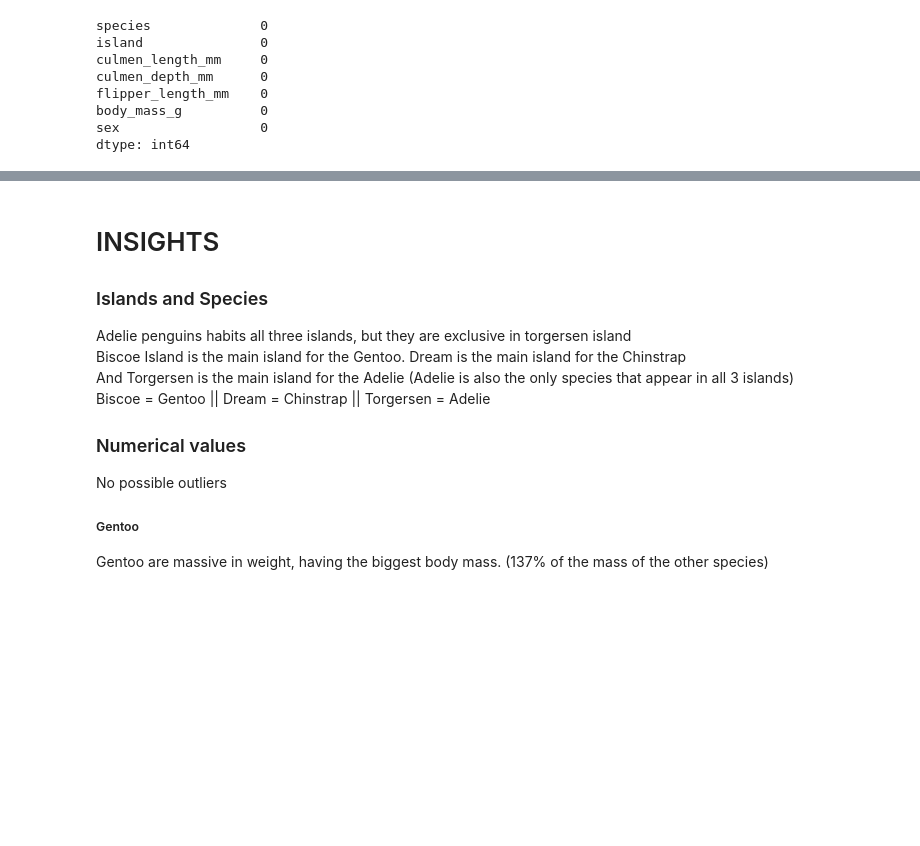
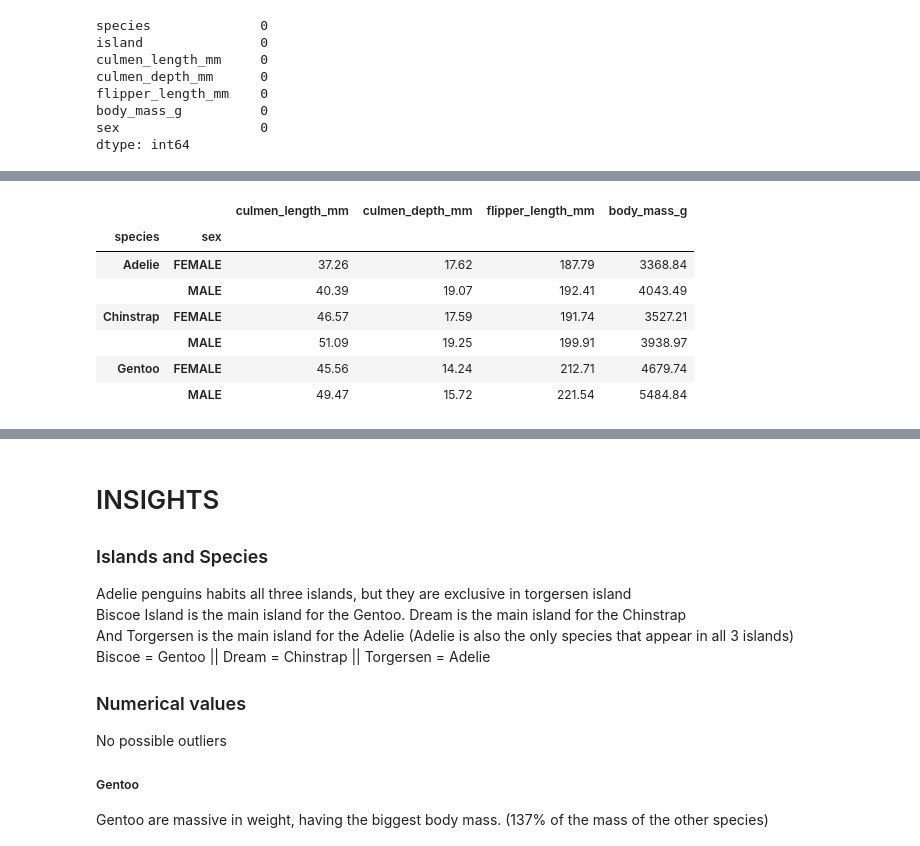
Before and after one commit to Leow14/Penguin-DF, a Jupyter notebook: notebook.ipynb, the cells around one changed output, grey strips where cells are left out. Saved outputs shown, nothing was run; the diff lists cells and outputs as text; code cells hidden in the pictures; blank space fills up the shorter version.

```diff
--- a/notebook.ipynb
+++ b/notebook.ipynb
@@ -216,0 +327,16 @@ Name: count, dtype: int64
+# %%
+# Checking numerical measurements by sex
+
+df.groupby(["species", "sex"])[numerical_col].mean().round(2)
+
+# We can see that males, in all three species have more body mass, have
+# larger culmen length and depth and a larger flipper.
+# %% [output]
+|  |  | culmen_length_mm | culmen_depth_mm | flipper_length_mm | body_mass_g |
+| species | sex |  |  |  |  |
+| Adelie | FEMALE | 37.26 | 17.62 | 187.79 | 3368.84 |
+|  | MALE | 40.39 | 19.07 | 192.41 | 4043.49 |
+| Chinstrap | FEMALE | 46.57 | 17.59 | 191.74 | 3527.21 |
+|  | MALE | 51.09 | 19.25 | 199.91 | 3938.97 |
+| Gentoo | FEMALE | 45.56 | 14.24 | 212.71 | 4679.74 |
+|  | MALE | 49.47 | 15.72 | 221.54 | 5484.84 |
```
Also changed, not shown: parts of 42 cells of this notebook.
